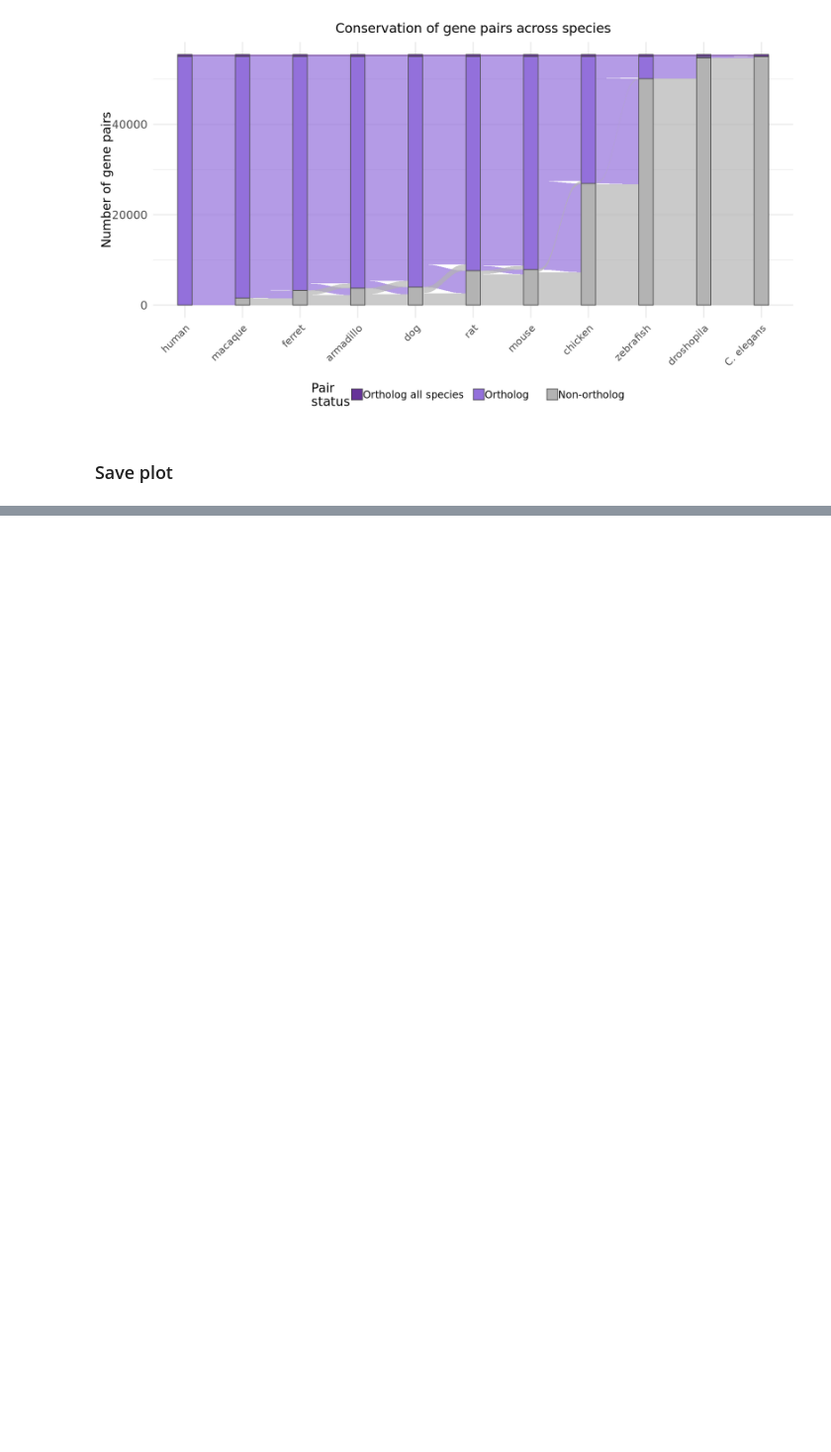
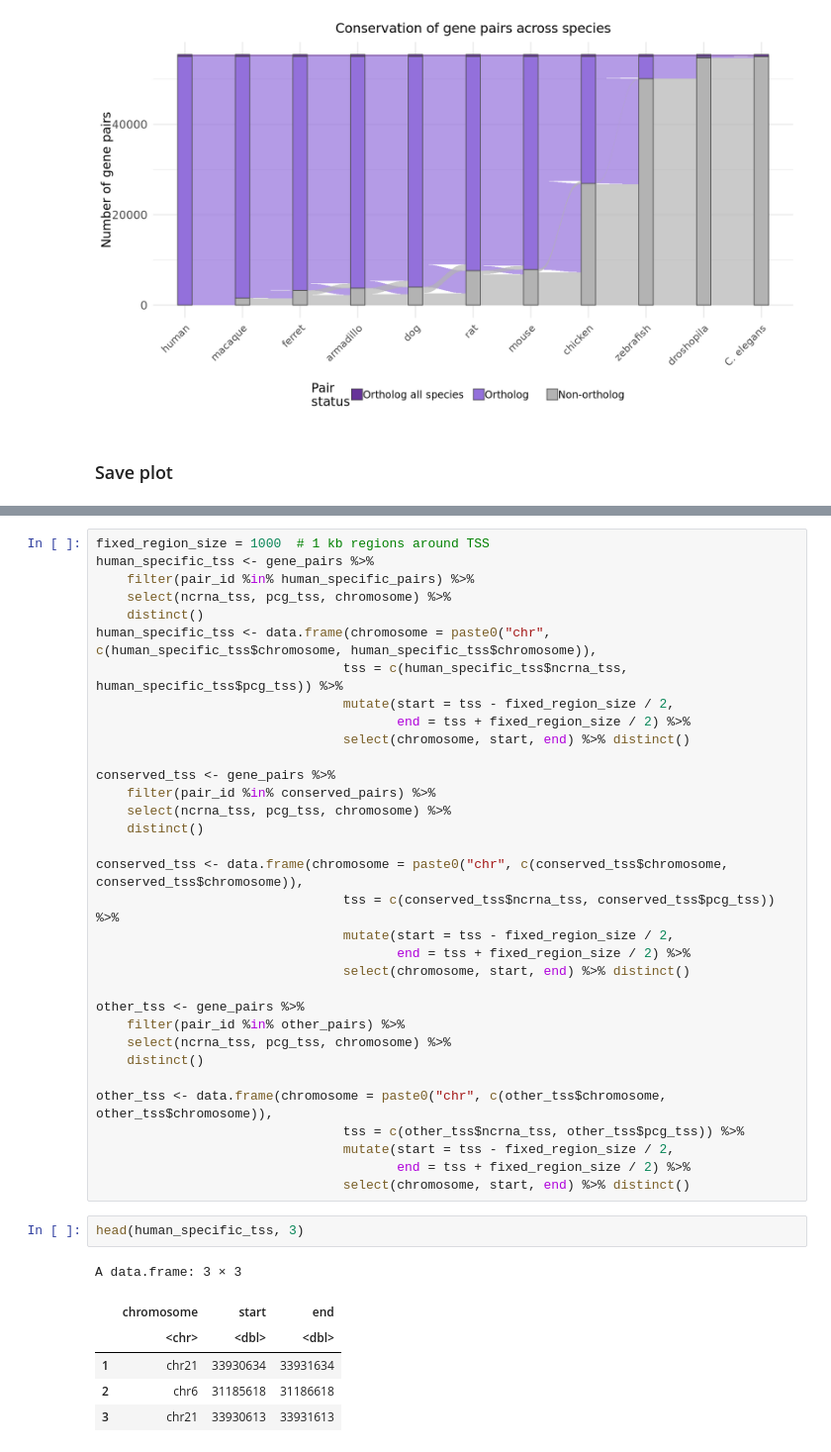
Before and after one commit to MartinLoza/lncRNA_TF_pairs_analysis, a Jupyter notebook: 04_Figure_window_size_and_GO/06_Species_comparison_lncRNA_TF/03_Plots_gene_pairs_analysis.ipynb, the cells around one changed output, grey strips where cells are left out. Shown at 99% size. Cells and saved outputs as stored; diff of their text form; blank space fills up the shorter version.

```diff
--- a/04_Figure_window_size_and_GO/06_Species_comparison_lncRNA_TF/03_Plots_gene_pairs_analysis.ipynb
+++ b/04_Figure_window_size_and_GO/06_Species_comparison_lncRNA_TF/03_Plots_gene_pairs_analysis.ipynb
@@ -483,0 +631,42 @@ Warning message in to_lodes_form(data = data, axes = axis_ind, discern = params$
+# %%
+fixed_region_size = 1000  # 1 kb regions around TSS
+human_specific_tss <- gene_pairs %>%
+    filter(pair_id %in% human_specific_pairs) %>%
+    select(ncrna_tss, pcg_tss, chromosome) %>%
+    distinct()
+human_specific_tss <- data.frame(chromosome = paste0("chr", c(human_specific_tss$chromosome, human_specific_tss$chromosome)),
+                                tss = c(human_specific_tss$ncrna_tss, human_specific_tss$pcg_tss)) %>%
+                                mutate(start = tss - fixed_region_size / 2,
+                                       end = tss + fixed_region_size / 2) %>%
+                                select(chromosome, start, end) %>% distinct()
+
+conserved_tss <- gene_pairs %>%
+    filter(pair_id %in% conserved_pairs) %>%
+    select(ncrna_tss, pcg_tss, chromosome) %>%
+    distinct()
+
+conserved_tss <- data.frame(chromosome = paste0("chr", c(conserved_tss$chromosome, conserved_tss$chromosome)),
+                                tss = c(conserved_tss$ncrna_tss, conserved_tss$pcg_tss)) %>%
+                                mutate(start = tss - fixed_region_size / 2,
+                                       end = tss + fixed_region_size / 2) %>%
+                                select(chromosome, start, end) %>% distinct()
+
+other_tss <- gene_pairs %>%
+    filter(pair_id %in% other_pairs) %>%
+    select(ncrna_tss, pcg_tss, chromosome) %>%
+    distinct()
+
+other_tss <- data.frame(chromosome = paste0("chr", c(other_tss$chromosome, other_tss$chromosome)),
+                                tss = c(other_tss$ncrna_tss, other_tss$pcg_tss)) %>%
+                                mutate(start = tss - fixed_region_size / 2,
+                                       end = tss + fixed_region_size / 2) %>%
+                                select(chromosome, start, end) %>% distinct()
+# %%
+head(human_specific_tss, 3)
+# %% [output]
+A data.frame: 3 × 3
+|  | chromosome | start | end |
+|  | <chr> | <dbl> | <dbl> |
+| 1 | chr21 | 33930634 | 33931634 |
+| 2 | chr6 | 31185618 | 31186618 |
+| 3 | chr21 | 33930613 | 33931613 |
```
Also changed, not shown: parts of 17 cells of this notebook.
